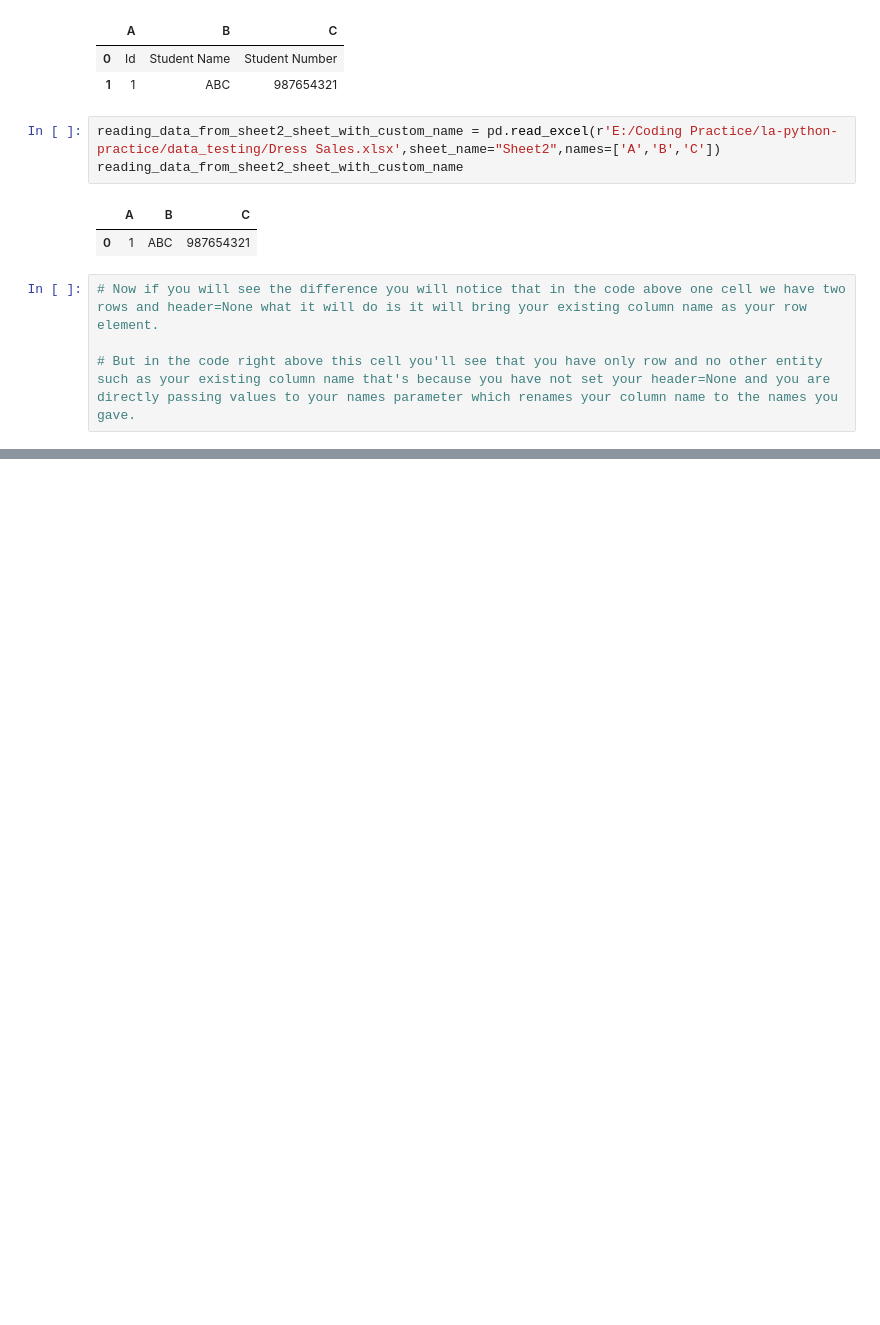
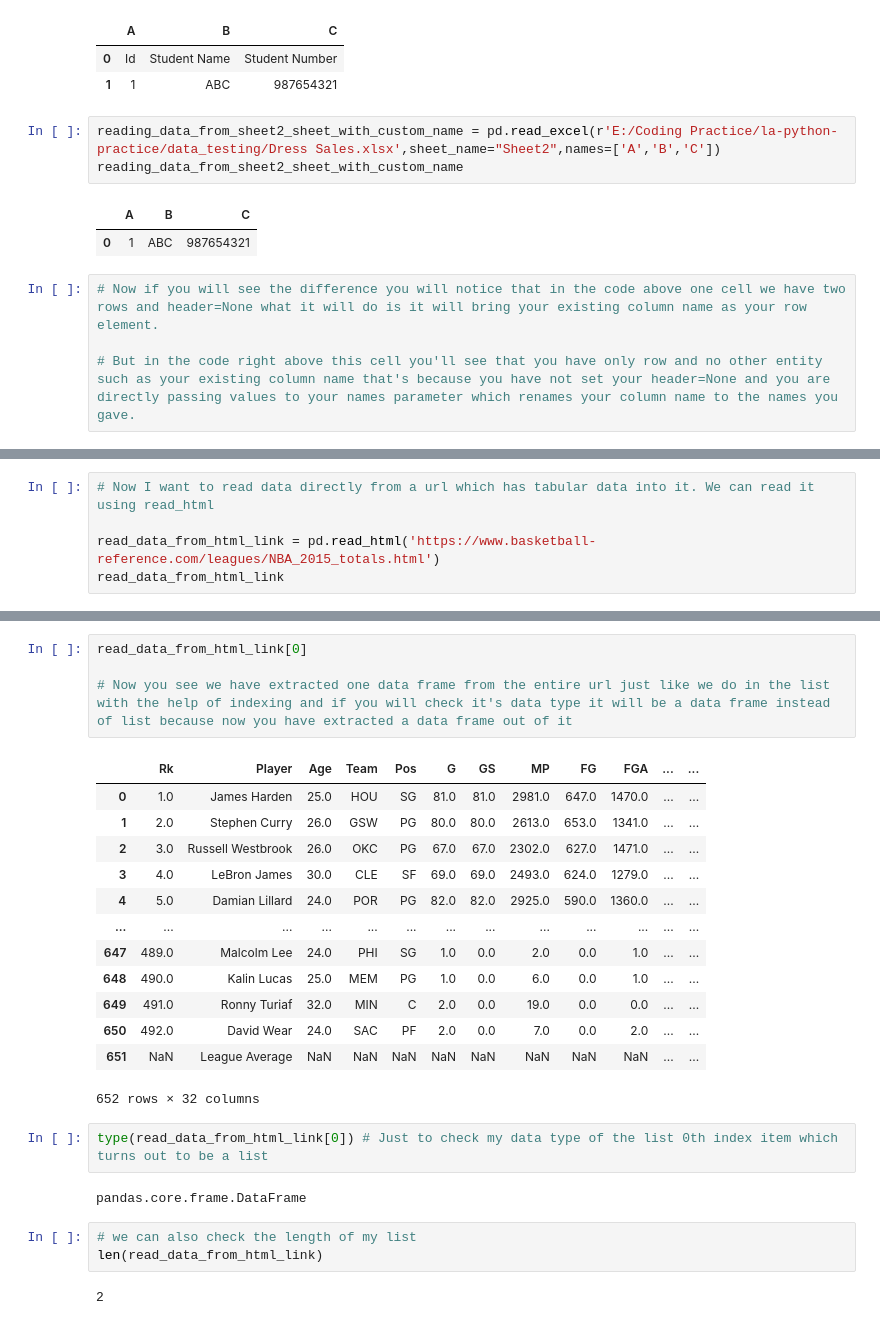
Before and after one commit to singhalharshit/la-python-practice, a Jupyter notebook: DAY_12_Pandas.ipynb, the cells around one changed output, grey strips where cells are left out. Cells and saved outputs as stored; diff of their text form; blank space fills up the shorter version.

Commit message:
More in Pandas before Day 1

```diff
--- a/DAY_12_Pandas.ipynb
+++ b/DAY_12_Pandas.ipynb
@@ -82,0 +229,5 @@ df.tail() # To call last 5 rows
+# %%
+# Now I want to read data directly from a url which has tabular data into it. We can read it using read_html
+
+read_data_from_html_link = pd.read_html('https://www.basketball-reference.com/leagues/NBA_2015_totals.html')
+read_data_from_html_link
@@ -82,0 +258,27 @@ df.tail() # To call last 5 rows
+# %%
+read_data_from_html_link[0]
+
+# Now you see we have extracted one data frame from the entire url just like we do in the list with the help of indexing and if you will check it's data type it will be a data frame instead of list because now you have extracted a data frame out of it
+# %% [output]
+|  | Rk | Player | Age | Team | Pos | G | GS | MP | FG | FGA | ... | ... |
+| 0 | 1.0 | James Harden | 25.0 | HOU | SG | 81.0 | 81.0 | 2981.0 | 647.0 | 1470.0 | ... | ... |
+| 1 | 2.0 | Stephen Curry | 26.0 | GSW | PG | 80.0 | 80.0 | 2613.0 | 653.0 | 1341.0 | ... | ... |
+| 2 | 3.0 | Russell Westbrook | 26.0 | OKC | PG | 67.0 | 67.0 | 2302.0 | 627.0 | 1471.0 | ... | ... |
+| 3 | 4.0 | LeBron James | 30.0 | CLE | SF | 69.0 | 69.0 | 2493.0 | 624.0 | 1279.0 | ... | ... |
+| 4 | 5.0 | Damian Lillard | 24.0 | POR | PG | 82.0 | 82.0 | 2925.0 | 590.0 | 1360.0 | ... | ... |
+| ... | ... | ... | ... | ... | ... | ... | ... | ... | ... | ... | ... | ... |
+| 647 | 489.0 | Malcolm Lee | 24.0 | PHI | SG | 1.0 | 0.0 | 2.0 | 0.0 | 1.0 | ... | ... |
+| 648 | 490.0 | Kalin Lucas | 25.0 | MEM | PG | 1.0 | 0.0 | 6.0 | 0.0 | 1.0 | ... | ... |
+| 649 | 491.0 | Ronny Turiaf | 32.0 | MIN | C | 2.0 | 0.0 | 19.0 | 0.0 | 0.0 | ... | ... |
+| 650 | 492.0 | David Wear | 24.0 | SAC | PF | 2.0 | 0.0 | 7.0 | 0.0 | 2.0 | ... | ... |
+| 651 | NaN | League Average | NaN | NaN | NaN | NaN | NaN | NaN | NaN | NaN | ... | ... |
+652 rows × 32 columns
+# %%
+type(read_data_from_html_link[0]) # Just to check my data type of the list 0th index item which turns out to be a list
+# %% [output]
+pandas.core.frame.DataFrame
+# %%
+# we can also check the length of my list
+len(read_data_from_html_link)
+# %% [output]
+2
```
Also changed, not shown: parts of 18 cells of this notebook, 2 other files.
